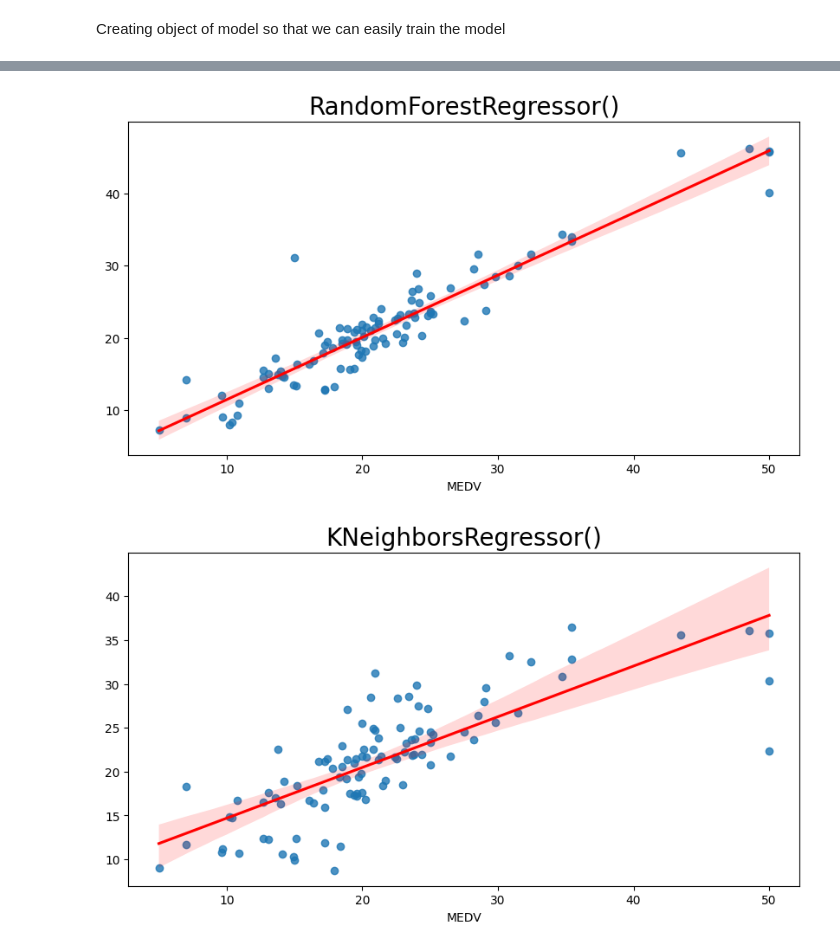
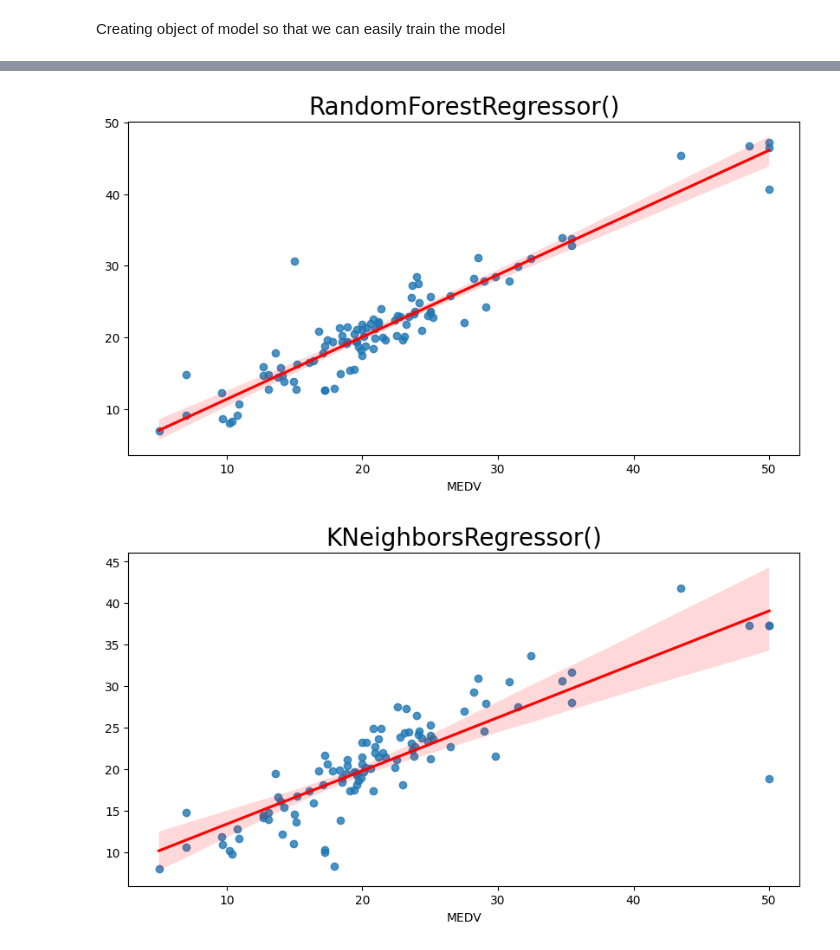
Before and after one commit to akjamie/ml-foundation, a Jupyter notebook: machine-learning/04-linear-regression.ipynb, the cells around one changed output, grey strips where cells are left out. Saved outputs shown, nothing was run; the diff lists cells and outputs as text; code cells hidden in the pictures.

```diff
--- a/machine-learning/04-linear-regression.ipynb
+++ b/machine-learning/04-linear-regression.ipynb
@@ -198,7 +198,7 @@ array([[-0.42232846,  0.29644292, -1.31101039, ..., -1.45900038,
 Spliiting the dataset to train the model
 # %%
 from sklearn.model_selection import train_test_split
-x_train, x_test, y_train, y_test = train_test_split(x, y, test_size=0.2, random_state=42)
+x_train, x_test, y_train, y_test = train_test_split(x_scaled, y, test_size=0.2, random_state=42)
 # %% [markdown]
 Defining function to check how different models behave with different datasets
 # %%
@@ -226,8 +227,9 @@ Creating object of model so that we can easily train the model
 m1 = LinearRegression()
 m2 = RandomForestRegressor()
 m3 = KNeighborsRegressor(n_neighbors=5, metric='minkowski', p=2 )
+m4 = SGDRegressor()
 # %%
-models = [m1, m2, m3]
+models = [m1, m2, m3, m4]
 
 for model in models:
     train_test(model, x_train, x_test, y_train, y_test)
@@ -247,3 +253,3 @@ Test score :  0.6023082148442309
 [figure]
-[figure, old version]
+[figure, new version]
-[figure, old version]
+[figure, new version]
```
Also changed, not shown: parts of 2 cells of this notebook.
